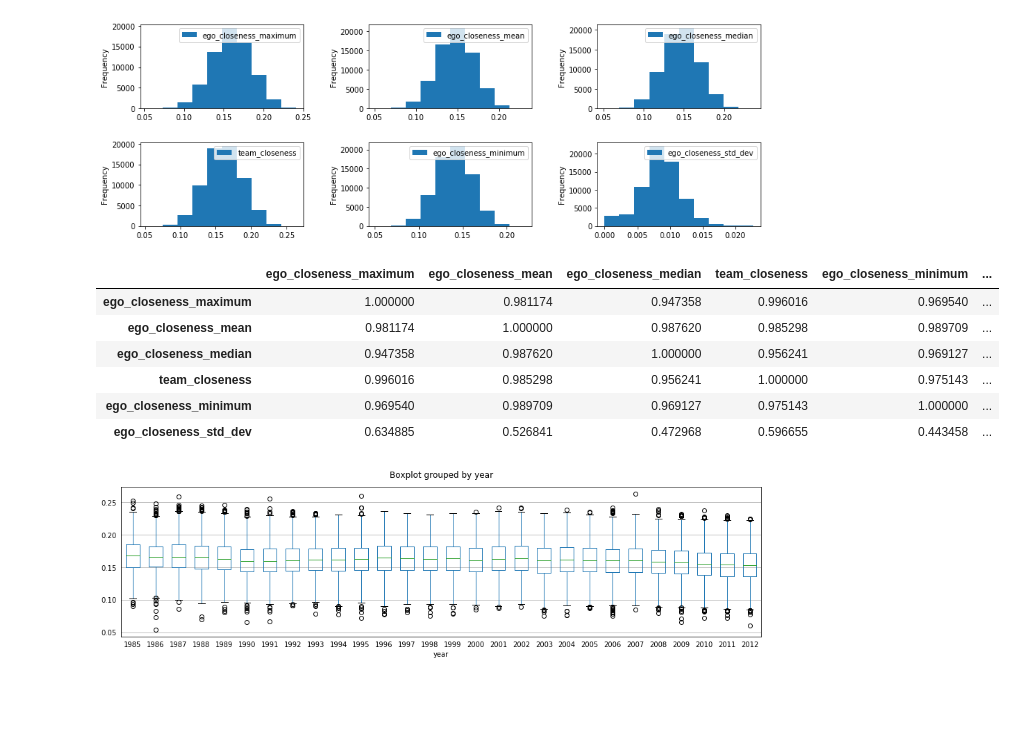
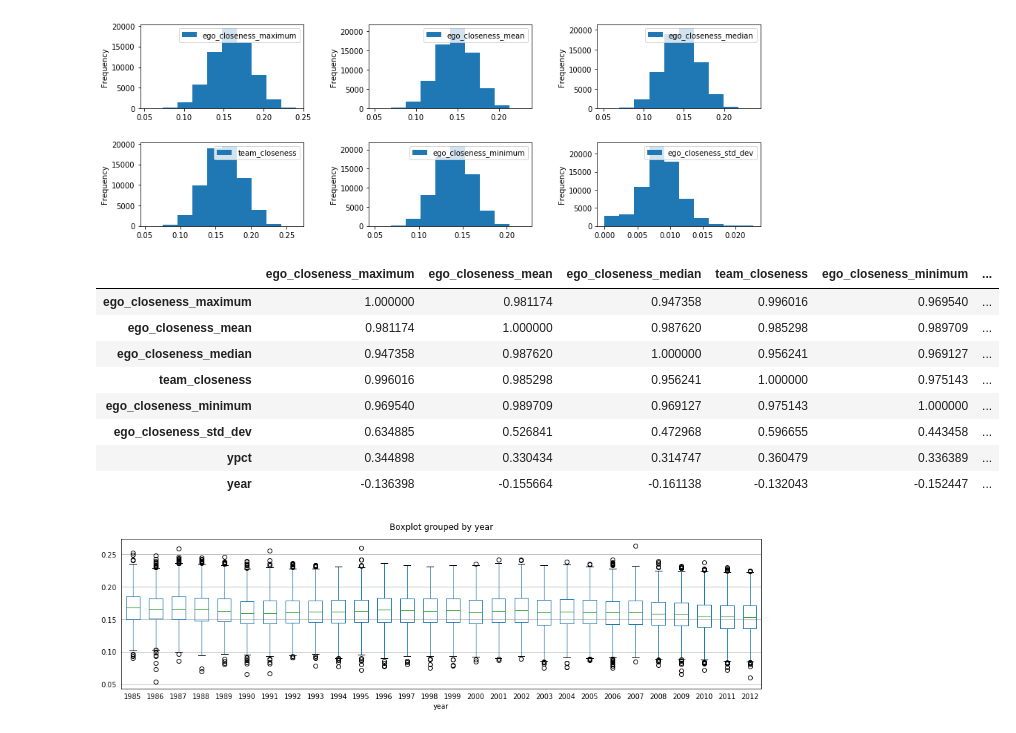
Before and after one commit to code-energy/teamspector, a Jupyter notebook: visualizations/eda-experiment.ipynb, the cells around one changed output. Saved outputs shown, nothing was run; the diff lists cells and outputs as text; code cells hidden in the pictures; blank space fills up the shorter version.

```diff
--- a/visualizations/eda-experiment.ipynb
+++ b/visualizations/eda-experiment.ipynb
@@ -184,15 +188,17 @@ for i, x in enumerate(f[:-2]):
 # %% [output]
 [figure]
 # %%
-dfx[f[:-2]].corr()
+dfx[f].corr()
 # %% [output]
 |  | ego_closeness_maximum | ego_closeness_mean | ego_closeness_median | team_closeness | ego_closeness_minimum | ... |
 | ego_closeness_maximum | 1.000000 | 0.981174 | 0.947358 | 0.996016 | 0.969540 | ... |
 | ego_closeness_mean | 0.981174 | 1.000000 | 0.987620 | 0.985298 | 0.989709 | ... |
 | ego_closeness_median | 0.947358 | 0.987620 | 1.000000 | 0.956241 | 0.969127 | ... |
 | team_closeness | 0.996016 | 0.985298 | 0.956241 | 1.000000 | 0.975143 | ... |
 | ego_closeness_minimum | 0.969540 | 0.989709 | 0.969127 | 0.975143 | 1.000000 | ... |
 | ego_closeness_std_dev | 0.634885 | 0.526841 | 0.472968 | 0.596655 | 0.443458 | ... |
+| ypct | 0.344898 | 0.330434 | 0.314747 | 0.360479 | 0.336389 | ... |
+| year | -0.136398 | -0.155664 | -0.161138 | -0.132043 | -0.152447 | ... |
 # %%
 df['_year'] = df.year.map(lambda x: x - (x % 3 ))
 
```
Also changed, not shown: parts of 24 cells of this notebook.
